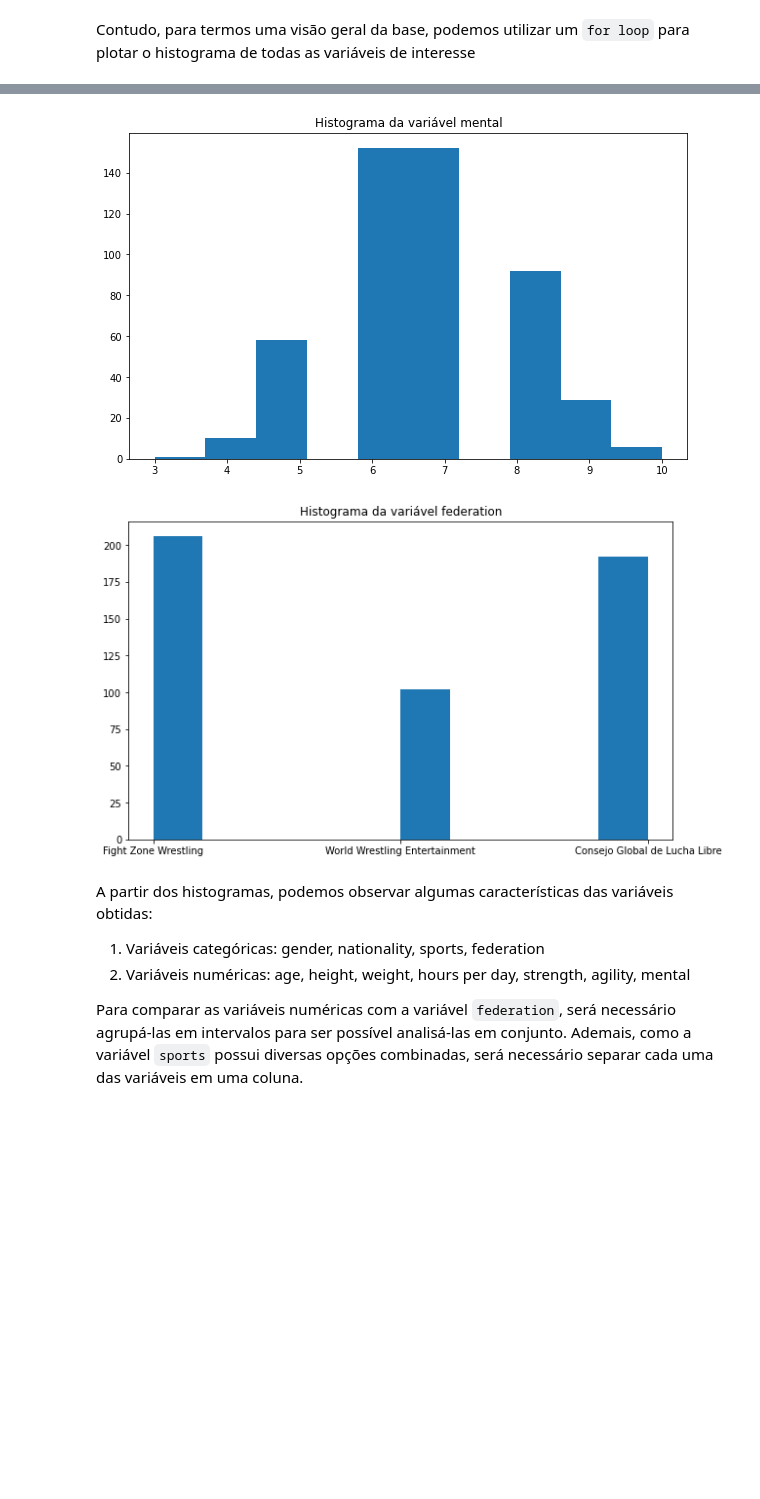
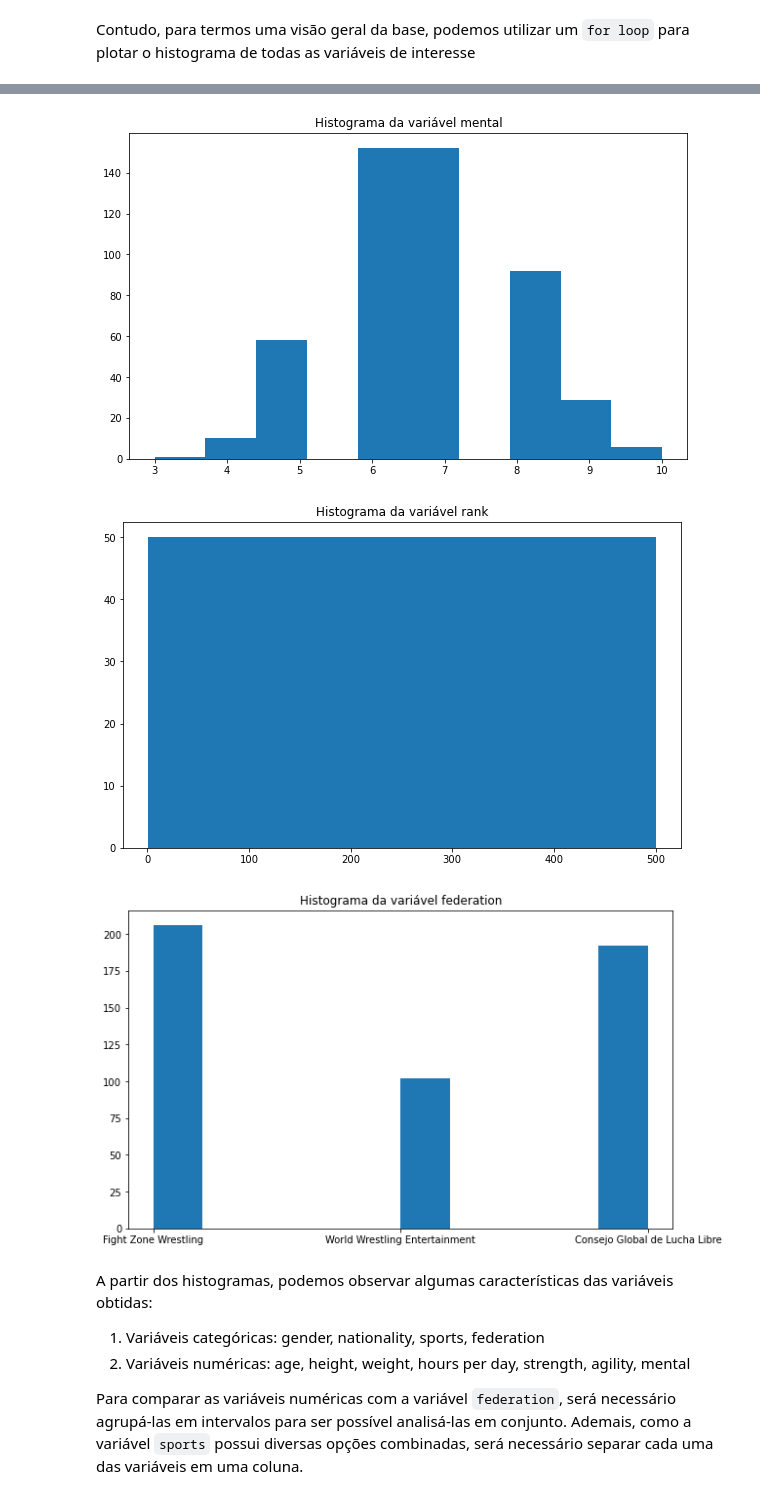
Before and after one commit to al-lla/teste_qui_quadrado, a Jupyter notebook: teste_qui_quadrado.ipynb, the cells around one changed output, grey strips where cells are left out. Drawn from its saved outputs; the diff is of its cells as text; code cells hidden in the pictures; blank space fills up the shorter version.

```diff
--- a/teste_qui_quadrado.ipynb
+++ b/teste_qui_quadrado.ipynb
@@ -72,25 +72,26 @@ df.gender.hist();
 # %% [markdown]
 Contudo, para termos uma visão geral da base, podemos utilizar um `for loop` para plotar o histograma de todas as variáveis de interesse
 # %%
-var = ['gender', 'age', 'height', 'nationality', 'weight', 'sports', 'hours_per_day', 'strength', 'agility', 'mental', 'federation']
+var = ['gender', 'age', 'height', 'nationality', 'weight', 'sports', 'hours_per_day', 'strength', 'agility', 'mental', 'rank', 'federation']
 
 for i in var:
     plt.figure(figsize = (10, 6))
     plt.hist(df[i]);
     plt.title(f'Histograma da variável {i}')
     plt.show()
 # %% [output]
 [figure]
 [figure]
 [figure]
 [figure]
 [figure]
 [figure]
 [figure]
 [figure]
 [figure]
 [figure]
-[figure, old version]
+[figure, new version]
+[figure, added]
 # %% [markdown]
 A partir dos histogramas, podemos observar algumas características das variáveis obtidas:
 
```
Also changed, not shown: parts of 16 cells of this notebook.
